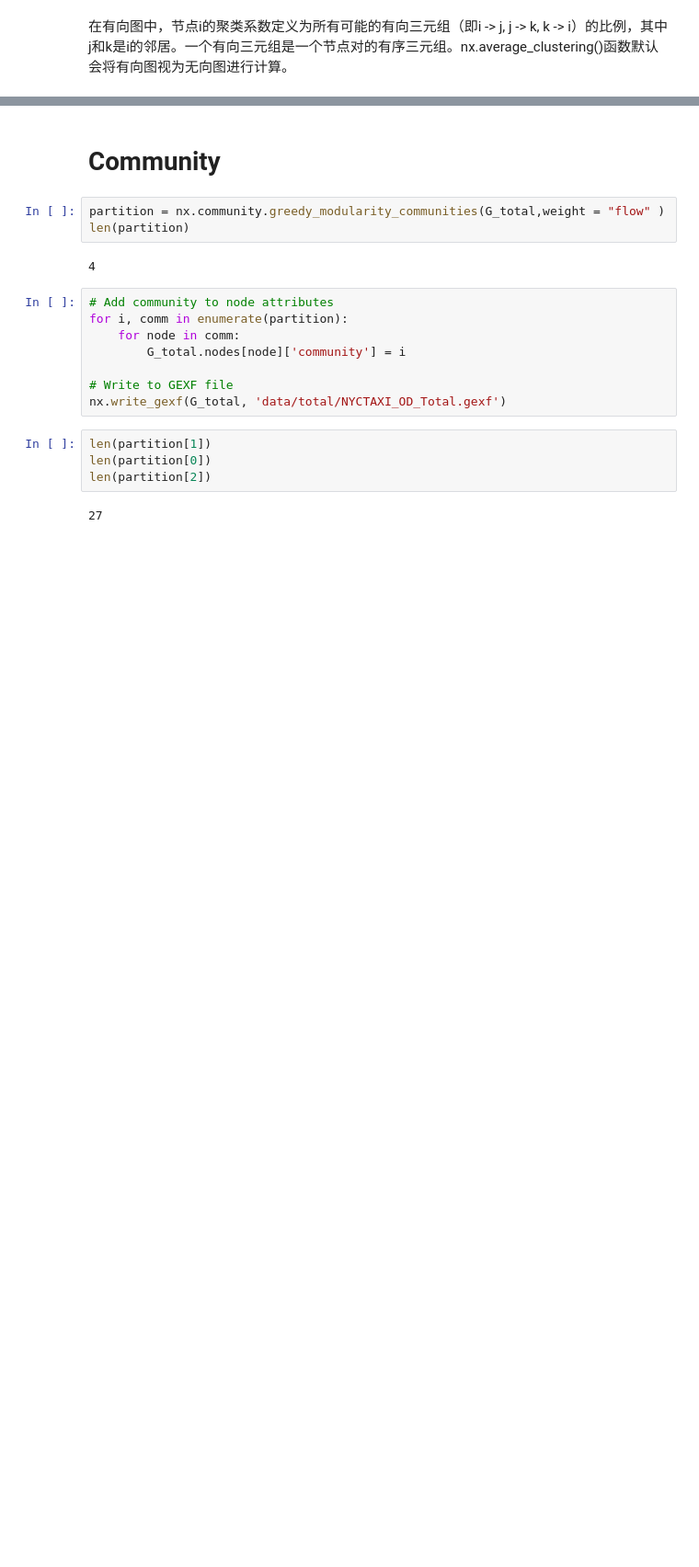
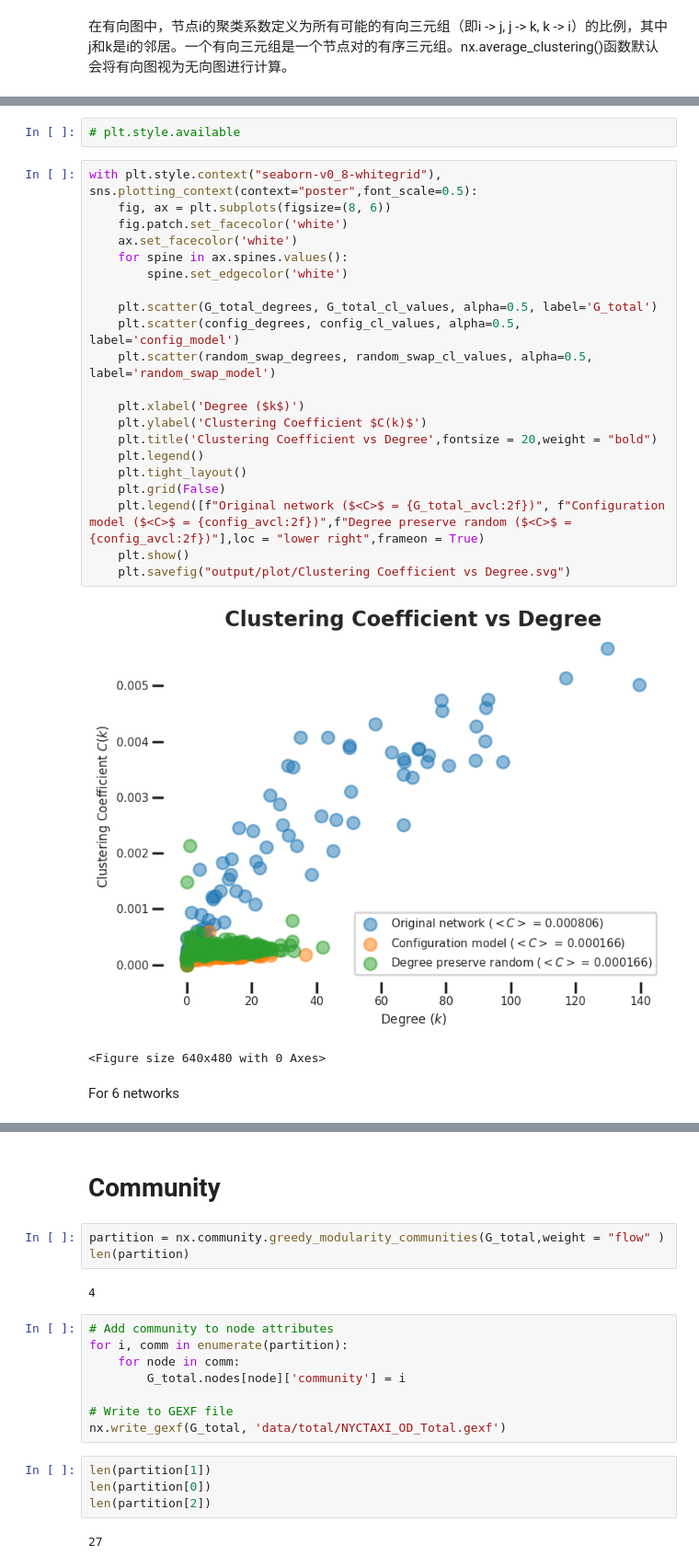
Before and after one commit to EXID-G/Bigscity-LibCity, a Jupyter notebook: !mywork/network.ipynb, the cells around one changed output, grey strips where cells are left out. Shown: that part at 92% size. Drawn from its saved outputs; the diff is of its cells as text; blank space fills up the shorter version.

```diff
--- a/!mywork/network.ipynb
+++ b/!mywork/network.ipynb
@@ -395,0 +417,28 @@ KeyboardInterrupt:
+# %%
+# plt.style.available
+# %%
+with plt.style.context("seaborn-v0_8-whitegrid"), sns.plotting_context(context="poster",font_scale=0.5):
+    fig, ax = plt.subplots(figsize=(8, 6))
+    fig.patch.set_facecolor('white')
+    ax.set_facecolor('white')
+    for spine in ax.spines.values():
+        spine.set_edgecolor('white')
+
+    plt.scatter(G_total_degrees, G_total_cl_values, alpha=0.5, label='G_total')
+    plt.scatter(config_degrees, config_cl_values, alpha=0.5, label='config_model')
+    plt.scatter(random_swap_degrees, random_swap_cl_values, alpha=0.5, label='random_swap_model')
+
+    plt.xlabel('Degree ($k$)')
+    plt.ylabel('Clustering Coefficient $C(k)$')
+    plt.title('Clustering Coefficient vs Degree',fontsize = 20,weight = "bold")
+    plt.legend()
+    plt.tight_layout()
+    plt.grid(False)
+    plt.legend([f"Original network ($<C>$ = {G_total_avcl:2f})", f"Configuration model ($<C>$ = {config_avcl:2f})",f"Degree preserve random ($<C>$ = {config_avcl:2f})"],loc = "lower right",frameon = True)
+    plt.show()
+    plt.savefig("output/plot/Clustering Coefficient vs Degree.svg")
+# %% [output]
+[figure, added]
+<Figure size 640x480 with 0 Axes>
+# %% [markdown]
+For 6 networks
```
Also changed, not shown: parts of 11 cells of this notebook, 10 other files.
